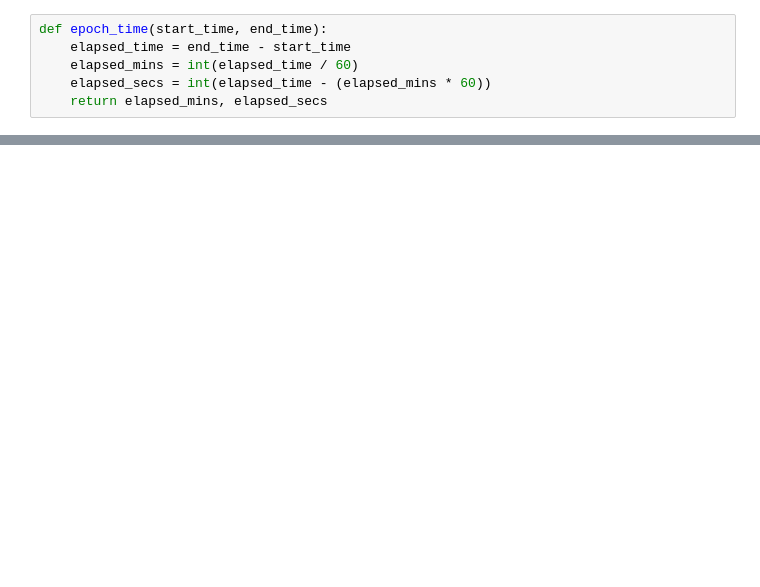
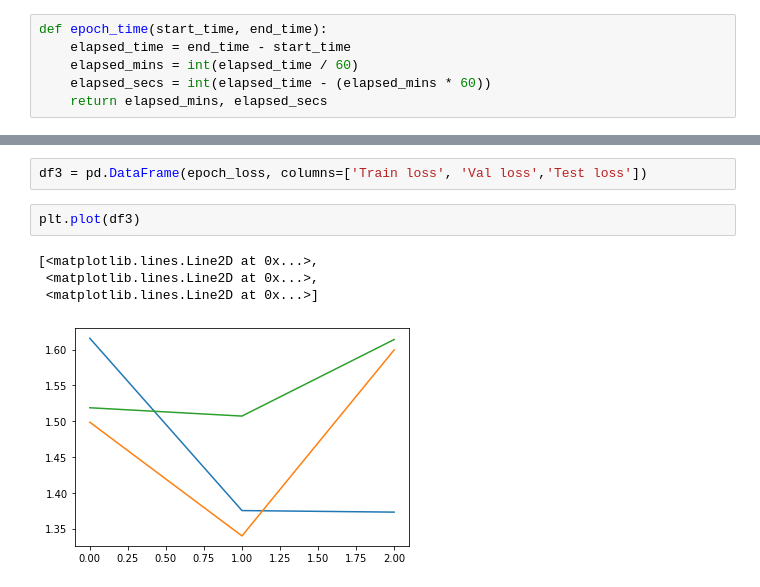
Before and after one commit to matiascoronados/deep_lab, a Jupyter notebook: deep_lab1.ipynb, the cells around one changed output, grey strips where cells are left out. Saved outputs shown, nothing was run; the diff lists cells and outputs as text; blank space fills up the shorter version.

```diff
--- a/deep_lab1.ipynb
+++ b/deep_lab1.ipynb
@@ -286,0 +279,9 @@ Epoch: 03 | Epoch Time: 0m 39s
+# %%
+df3 = pd.DataFrame(epoch_loss, columns=['Train loss', 'Val loss','Test loss'])
+# %%
+plt.plot(df3)
+# %% [output]
+[<matplotlib.lines.Line2D at 0x...>,
+ <matplotlib.lines.Line2D at 0x...>,
+ <matplotlib.lines.Line2D at 0x...>]
+[figure, added]
```
Also changed, not shown: parts of 37 cells of this notebook, 1 other file.
